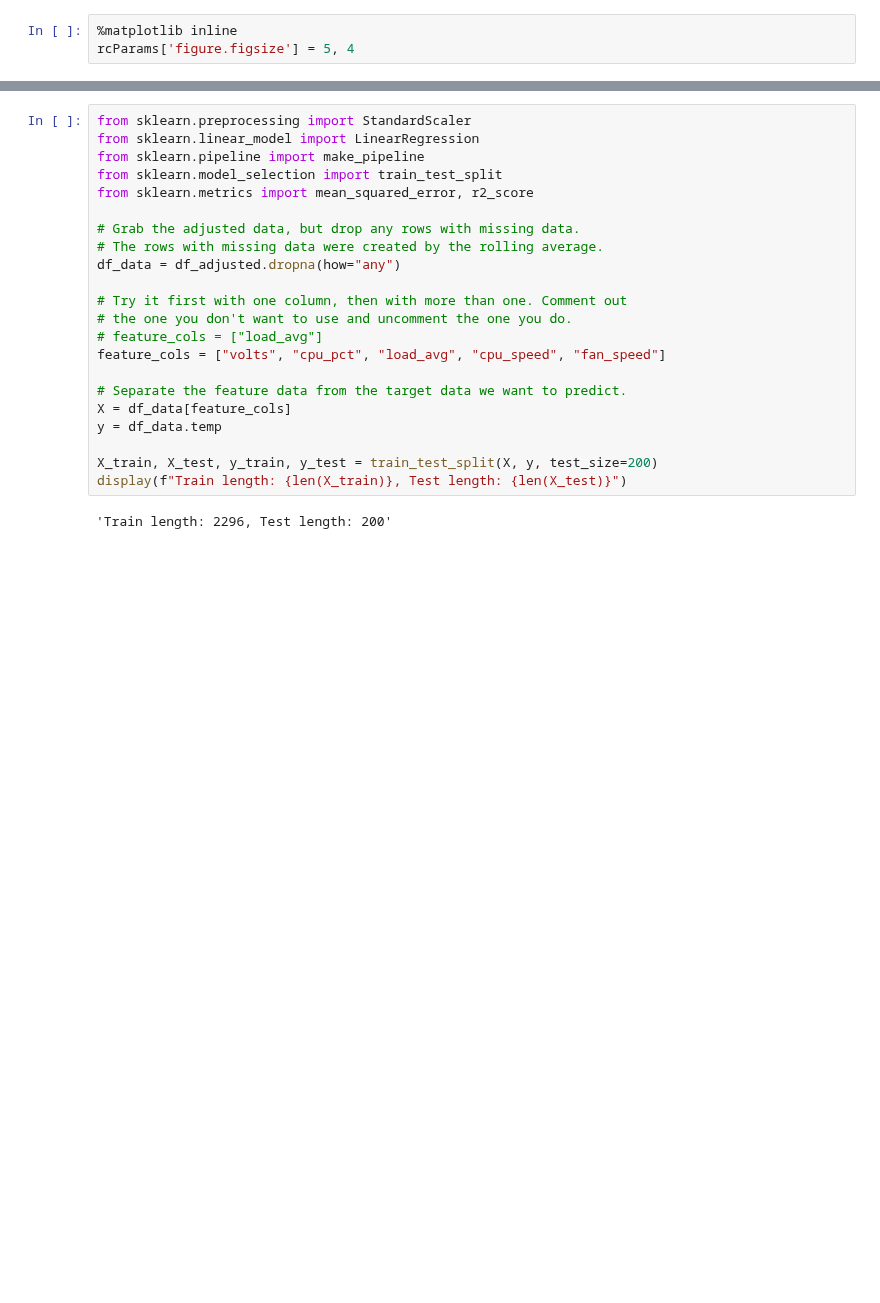
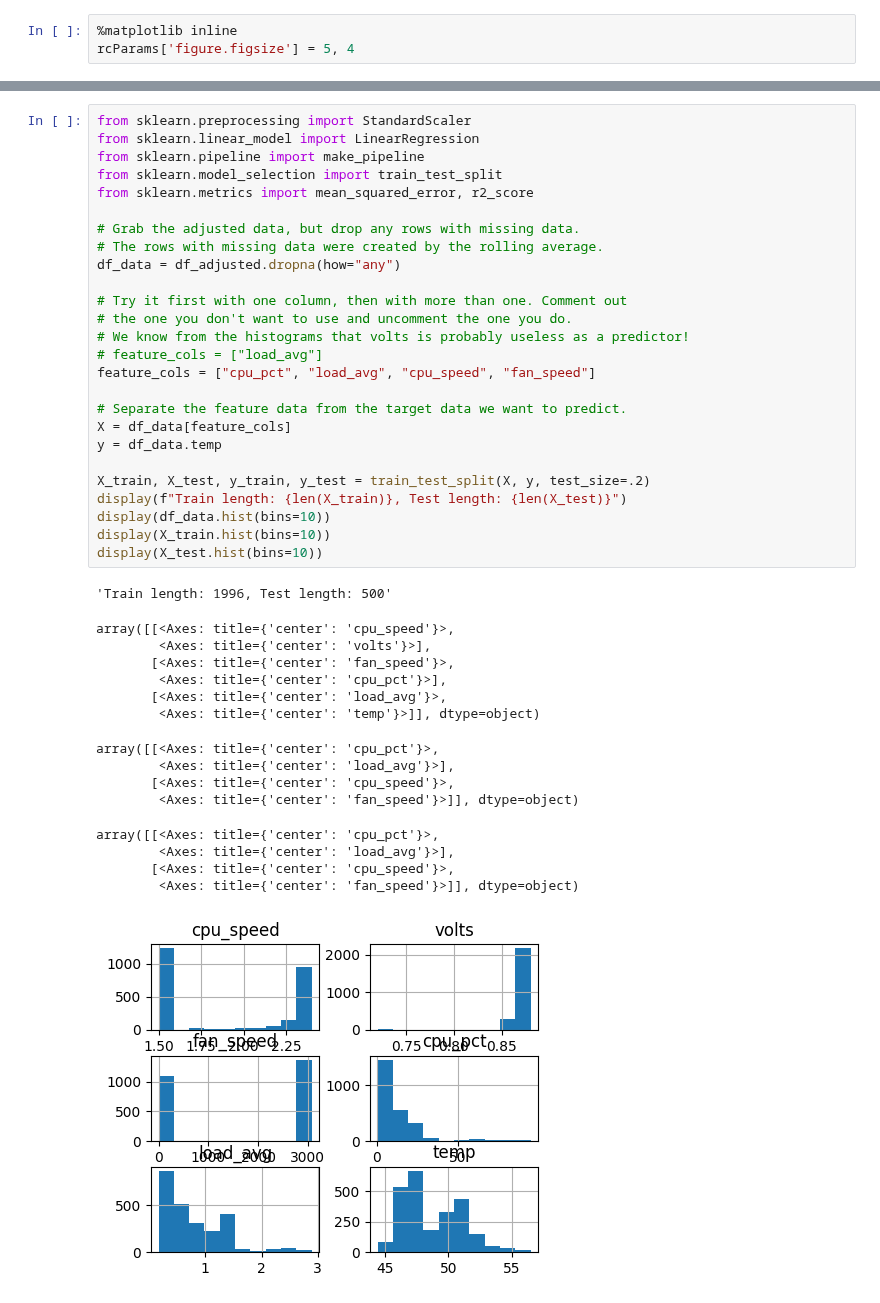
Before and after one commit to raspberrypipress/ai-projects-raspberrypi, a Jupyter notebook: eg/ch02/Analyse CPU Data.ipynb, the cells around one changed output, grey strips where cells are left out. Saved outputs shown, nothing was run; the diff lists cells and outputs as text; blank space fills up the shorter version.

```diff
--- a/eg/ch02/Analyse CPU Data.ipynb
+++ b/eg/ch02/Analyse CPU Data.ipynb
@@ -53,24 +78,43 @@ display(df_adjusted.corr())
 # %%
 from sklearn.preprocessing import StandardScaler
 from sklearn.linear_model import LinearRegression
 from sklearn.pipeline import make_pipeline
 from sklearn.model_selection import train_test_split
 from sklearn.metrics import mean_squared_error, r2_score
 
 # Grab the adjusted data, but drop any rows with missing data.
 # The rows with missing data were created by the rolling average.
 df_data = df_adjusted.dropna(how="any")
 
 # Try it first with one column, then with more than one. Comment out
 # the one you don't want to use and uncomment the one you do.
+# We know from the histograms that volts is probably useless as a predictor!
 # feature_cols = ["load_avg"]
-feature_cols = ["volts", "cpu_pct", "load_avg", "cpu_speed", "fan_speed"]
+feature_cols = ["cpu_pct", "load_avg", "cpu_speed", "fan_speed"]
 
 # Separate the feature data from the target data we want to predict.
 X = df_data[feature_cols]
 y = df_data.temp
 
-X_train, X_test, y_train, y_test = train_test_split(X, y, test_size=200)
+X_train, X_test, y_train, y_test = train_test_split(X, y, test_size=.2)
 display(f"Train length: {len(X_train)}, Test length: {len(X_test)}")
+display(df_data.hist(bins=10))
+display(X_train.hist(bins=10))
+display(X_test.hist(bins=10))
 # %% [output]
-'Train length: 2296, Test length: 200'
+'Train length: 1996, Test length: 500'
+array([[<Axes: title={'center': 'cpu_speed'}>,
+        <Axes: title={'center': 'volts'}>],
+       [<Axes: title={'center': 'fan_speed'}>,
+        <Axes: title={'center': 'cpu_pct'}>],
+       [<Axes: title={'center': 'load_avg'}>,
+        <Axes: title={'center': 'temp'}>]], dtype=object)
+array([[<Axes: title={'center': 'cpu_pct'}>,
+        <Axes: title={'center': 'load_avg'}>],
+       [<Axes: title={'center': 'cpu_speed'}>,
+        <Axes: title={'center': 'fan_speed'}>]], dtype=object)
+array([[<Axes: title={'center': 'cpu_pct'}>,
+        <Axes: title={'center': 'load_avg'}>],
+       [<Axes: title={'center': 'cpu_speed'}>,
+        <Axes: title={'center': 'fan_speed'}>]], dtype=object)
+[figure, added]
```
Also changed, not shown: parts of 11 cells of this notebook.
